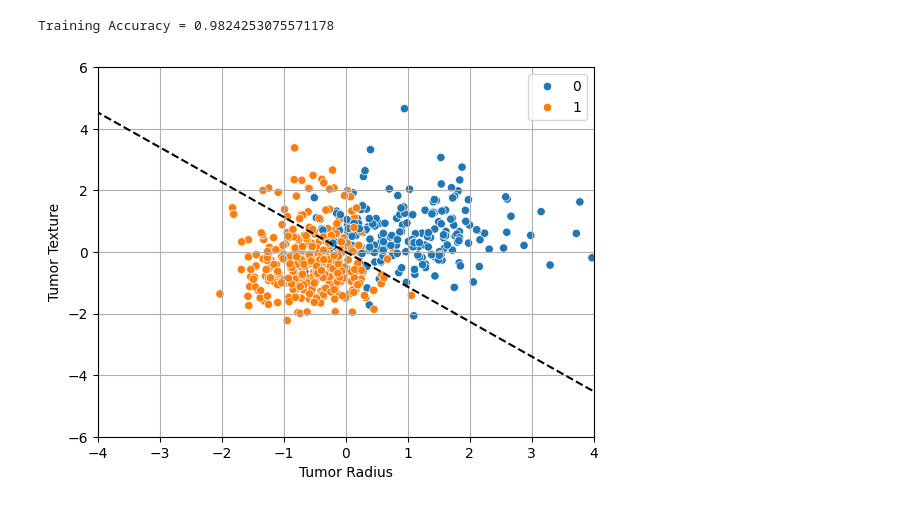
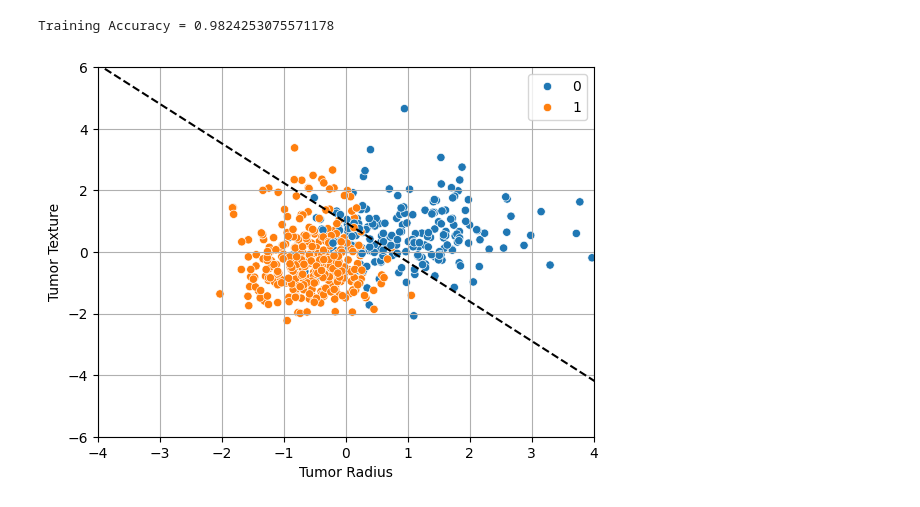
Before and after one commit to hansonchar/public, a Jupyter notebook: jupyterlab/U1RecitationDemo.ipynb, the cells around one changed output. Cells and saved outputs as stored; diff of their text form; code cells hidden in the pictures.

Commit message:
ditto - taking intercept into account

```diff
--- a/jupyterlab/U1RecitationDemo.ipynb
+++ b/jupyterlab/U1RecitationDemo.ipynb
@@ -72,15 +69,16 @@ Training Accuracy = 0.9824253075571178
 # %%
 # Plot decision boundary of trained model
 slope = model_trained.coef_[0,1]/-model_trained.coef_[0,0]
 x1 = np.arange(-10,10,0.5)
 y1 = slope*x1
+y1 += -model_trained.intercept_[0] / model_trained.coef_[0, 1] # taking the intercept into account
 sns.scatterplot(x=X[:, 0], y=X[:, 1], hue=y)
 plt.plot(x1,y1,'--k')
 plt.xlim(-4,4)
 plt.ylim(-6,6)
 plt.xlabel('Tumor Radius')
 plt.ylabel('Tumor Texture')
 plt.grid(True)
 plt.show()
 # %% [output]
-[figure, old version]
+[figure, new version]
```
Also changed, not shown: parts of 9 cells of this notebook, 1 other file.
